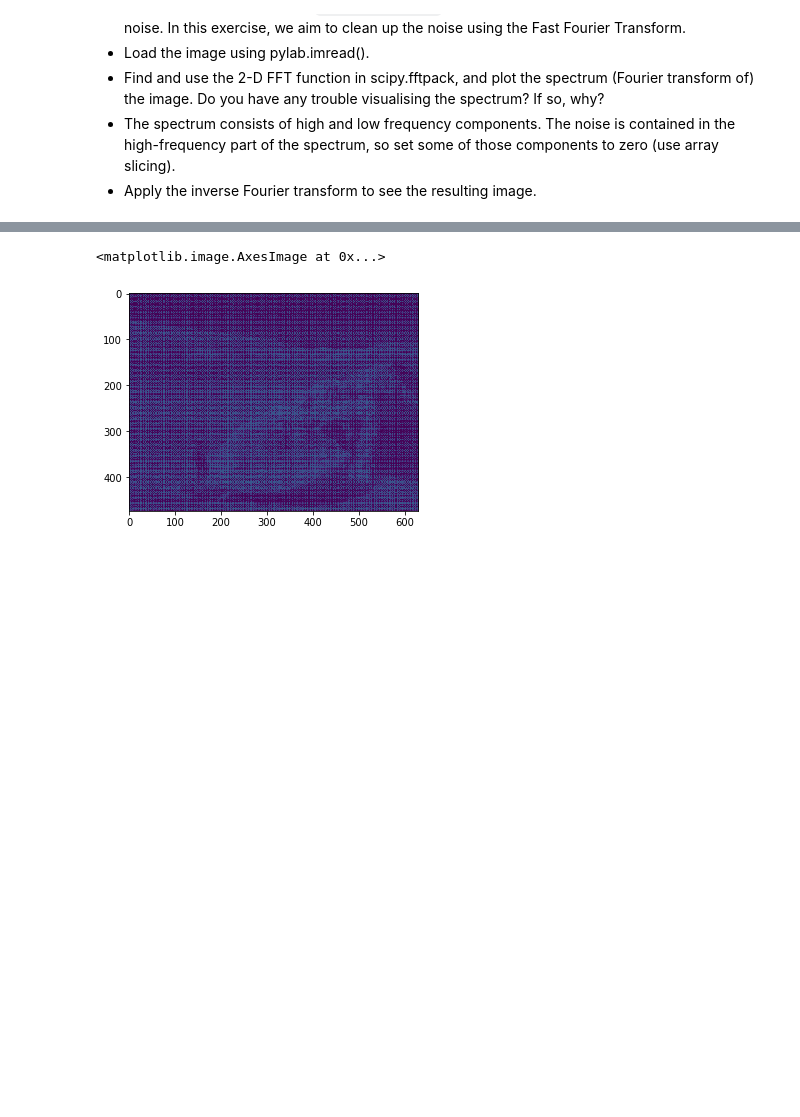
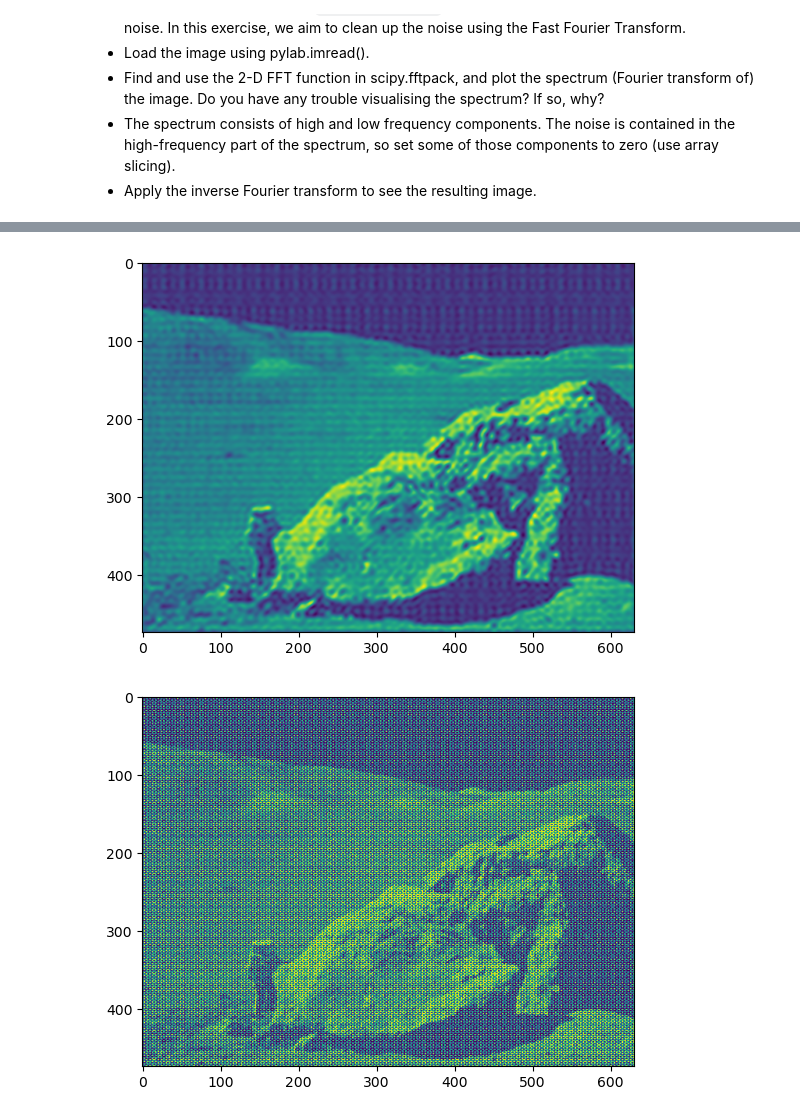
Before and after one commit to tommaso-bertola/LaboratoryOfComputationalPhysics_Y5, a Jupyter notebook: 09ex_Algorithms.ipynb, the cells around one changed output, grey strips where cells are left out. Drawn from its saved outputs; the diff is of its cells as text; code cells hidden in the pictures; blank space fills up the shorter version.

```diff
--- a/09ex_Algorithms.ipynb
+++ b/09ex_Algorithms.ipynb
@@ -203,5 +186,8 @@ spectrum.shape
-# %%
-spectrum[400:473,400:629]=48
+# %%
+frac=0.1
+dx,dy=spectrum.shape
+spectrum[int(dx*frac):int((1-frac)*dx)]=0
+spectrum[:,int(dy*frac):int((1-frac)*dy)]=0
 # %%
 plt.imshow(np.log(np.abs(spectrum)), cmap=plt.cm.RdBu)
 plt.colorbar()
@@ -211,7 +197,10 @@ plt.show()
 # %%
 image=ifft2(spectrum)
 image
 plt.imshow(np.abs(image))
+plt.show()
+plt.imshow(data)
+plt.show()
 # %% [output]
-<matplotlib.image.AxesImage at 0x...>
-[figure, old version]
+[figure, new version]
+[figure, added]
```
Also changed, not shown: parts of 13 cells of this notebook, 10 other files.
